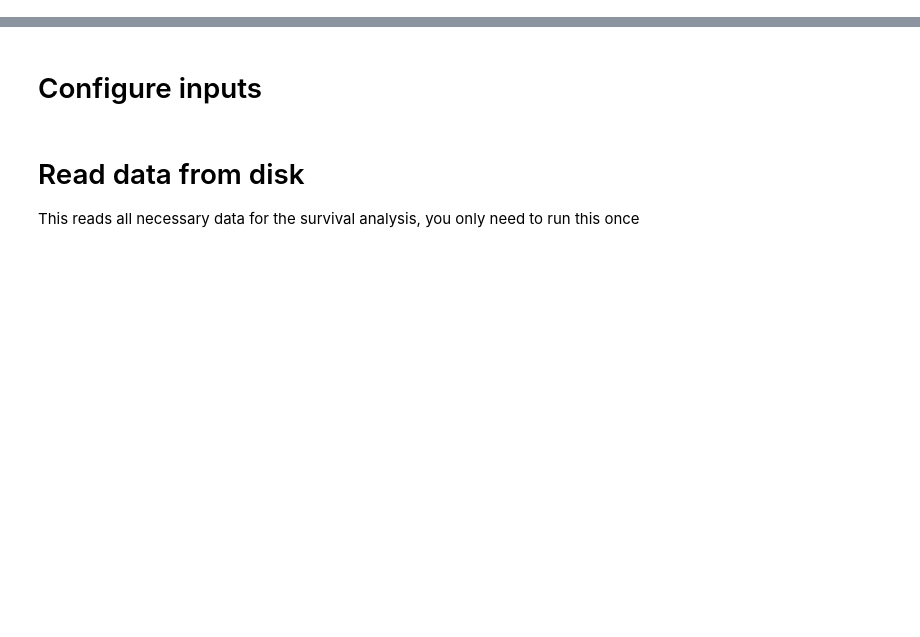
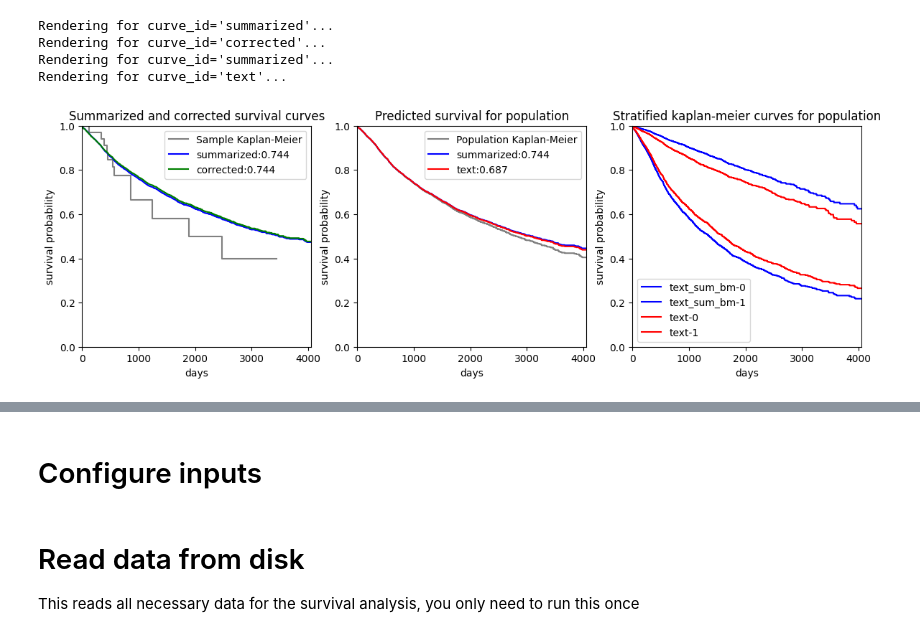
Before and after one commit to mbwangfpdc/tcga-survival, a Jupyter notebook: TCGA-survival.ipynb, the cells around one changed output, grey strips where cells are left out. Drawn from its saved outputs; the diff is of its cells as text; code cells hidden in the pictures; blank space fills up the shorter version.

Commit message:
final commit with new feature and groupby api

```diff
--- a/TCGA-survival.ipynb
+++ b/TCGA-survival.ipynb
@@ -3,0 +27,7 @@ drive.mount('/content/drive')
+# %%
+# km_sample = read_json("km_sample.json")
+# km: pd.DataFrame = read_csv("km.csv")
+args = read_json("run.json")["args"]
+curves: pd.DataFrame = read_csv("curves.csv")
+outcomes: pd.DataFrame = read_csv("outcomes.csv", index_col="case_submitter_id")
+scores: pd.DataFrame = read_csv("scores.csv")
@@ -3,0 +91,13 @@ drive.mount('/content/drive')
+# %%
+groups = curves["group"].unique()
+if len(groups) < 2:
+    groups = [None]
+models = curves["model"].unique()
+folds = curves["fold"].unique()
+
+colors = []
+cmap = plt.get_cmap('rainbow')
+num_curves = len(models)
+for i in range(num_curves):
+    color = cmap(i / (num_curves - 1) if num_curves > 1 else 0)
+    colors.append(color)
@@ -3,0 +110,52 @@ drive.mount('/content/drive')
+# %%
+NUM_STRATA = 2
+
+fig, axes = plt.subplots(figsize=(14, 4), nrows=1, ncols=3, sharex=True)
+
+# Plot sample
+plt.subplot(131)
+plt.title("Summarized and corrected survival curves")
+sample_outcomes = outcomes.loc[CORRECTED_REPORTS]
+sample_km = kaplan_meier_estimator(sample_outcomes["death_witnessed"], sample_outcomes["days_to_event"], conf_type="log-log")
+plot_km(sample_km, label="Sample Kaplan-Meier")
+sample_curves = curves[curves["case"].isin(CORRECTED_REPORTS)]
+
+plot_curve_df(get_name("text_sum_bm"), get_df(sample_curves, model="text_sum_bm"), get_cindex("text_sum_bm", group=None), color="blue")
+plot_curve_df(get_name("text_sum_bm_cor"), get_df(sample_curves, model="text_sum_bm_cor"), get_cindex("text_sum_bm_cor", group=None), color="green")
+make_legend()
+
+plt.subplot(1, 3, 2)
+plt.title("Predicted survival for population")
+main_km = kaplan_meier_estimator(outcomes["death_witnessed"], outcomes["days_to_event"], conf_type="log-log")
+plot_km(main_km, label="Population Kaplan-Meier")
+for model, color in [("text_sum_bm", "blue"), ("text", "red")]:
+    plot_curve_df(get_name(model), get_df(curves, model=model), get_cindex(model, None), color)
+make_legend()
+
+
+def plot_stratified_kms(curves: pd.DataFrame, models: List[str], colors: Dict[str, List[str]], outcomes_for_main_km: pd.DataFrame, title: str):
+    plt.subplot(1, 3, 3)
+    plt.title(title)
+    for model, plt_index in zip(models, [3, 4]):
+        for (i, stratum), color in zip(enumerate(get_risk_strata(curves, model, NUM_STRATA)), colors[model], strict=True):
+            stratum_outcomes = outcomes_for_main_km.loc[stratum]
+            stratum_km = kaplan_meier_estimator(stratum_outcomes["death_witnessed"], stratum_outcomes["days_to_event"], conf_type="log-log")
+            plot_km(stratum_km, label=f"{model}-{i}", color=color)
+    make_legend()
+
+plot_stratified_kms(
+    curves=curves,
+    models=["text_sum_bm", "text"],
+    colors={"text_sum_bm": ["blue"] * NUM_STRATA, "text": ["red"] * NUM_STRATA},
+    outcomes_for_main_km=outcomes,
+    title="Stratified kaplan-meier curves for population"
+)
+
+plt.xlim((0, 4053))
+plt.show()
+# %% [output]
+Rendering for curve_id='summarized'...
+Rendering for curve_id='corrected'...
+Rendering for curve_id='summarized'...
+Rendering for curve_id='text'...
+[figure, added]
```
Also changed, not shown: parts of 9 cells of this notebook, 10 other files.
